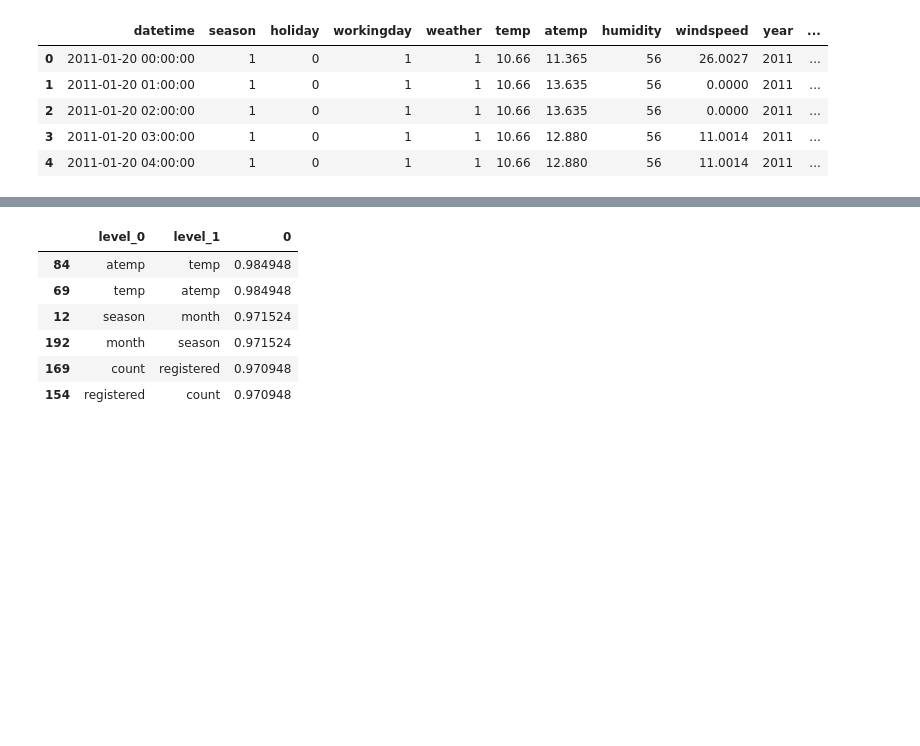
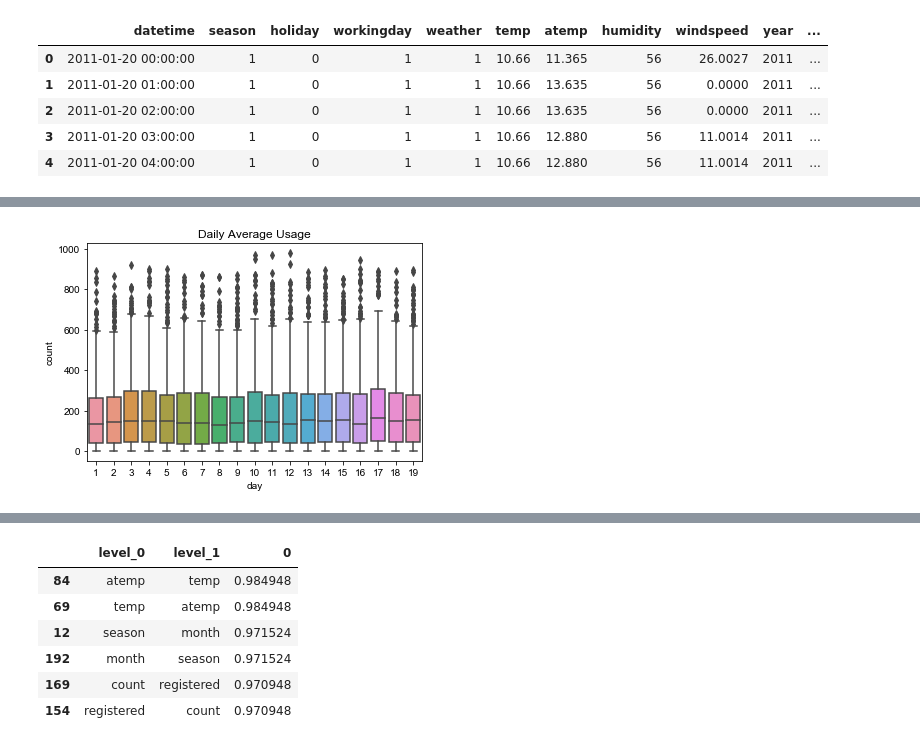
Before and after one commit to binyaz/bike-share-demand, a Jupyter notebook: Untitled.ipynb, the cells around one changed output, grey strips where cells are left out. Saved outputs shown, nothing was run; the diff lists cells and outputs as text; code cells hidden in the pictures; blank space fills up the shorter version.

```diff
--- a/Untitled.ipynb
+++ b/Untitled.ipynb
@@ -62,0 +72,8 @@ test.head()
+# %%
+#view average bike usage by day of month - train set only includes up till day 19 from 20 and on is in test df
+fig, ax = plt.subplots()
+sns.boxplot(x='day', y='count', data=train)
+ax.set(title='Daily Average Usage')
+sns.set(font_scale=1)
+# %% [output]
+[figure, added]
```
Also changed, not shown: parts of 34 cells of this notebook.
